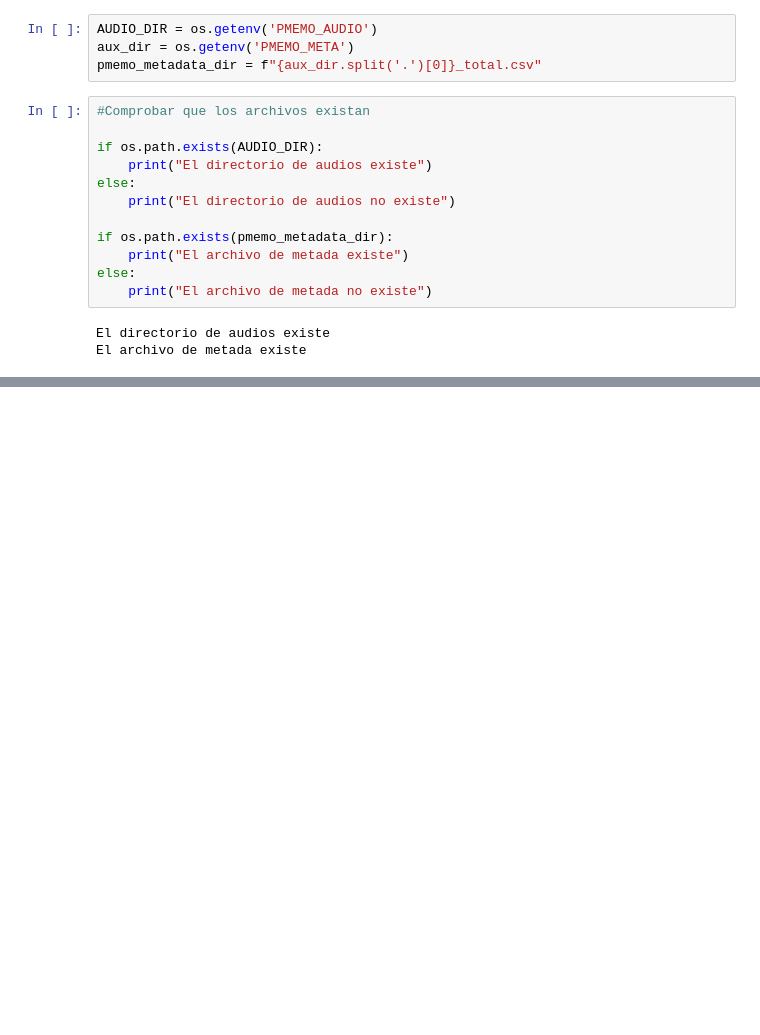
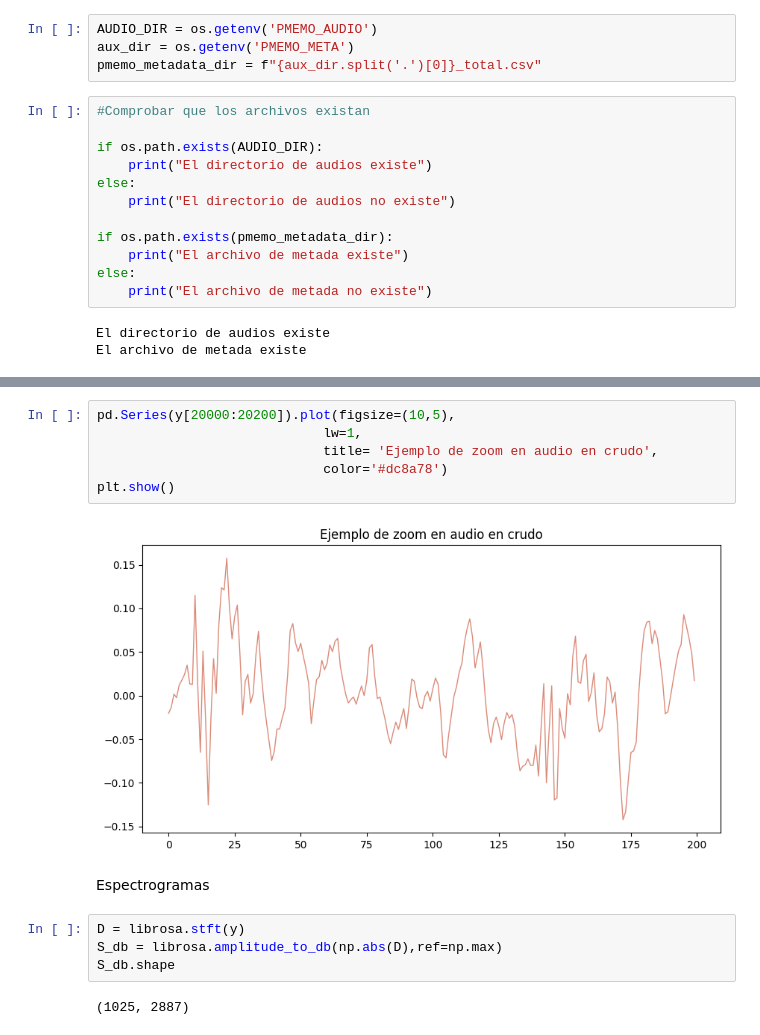
Before and after one commit to Leodna/mer, a Jupyter notebook: notebooks/spectograms.ipynb, the cells around one changed output, grey strips where cells are left out. Drawn from its saved outputs; the diff is of its cells as text; blank space fills up the shorter version.

```diff
--- a/notebooks/spectograms.ipynb
+++ b/notebooks/spectograms.ipynb
@@ -56,0 +126,16 @@ el archivo 1.mp3 existe
+# %%
+pd.Series(y[20000:20200]).plot(figsize=(10,5),
+                             lw=1,
+                             title= 'Ejemplo de zoom en audio en crudo',
+                             color='#dc8a78')
+plt.show()
+# %% [output]
+[figure, added]
+# %% [markdown]
+Espectrogramas
+# %%
+D = librosa.stft(y)
+S_db = librosa.amplitude_to_db(np.abs(D),ref=np.max)
+S_db.shape
+# %% [output]
+(1025, 2887)
```
Also changed, not shown: parts of 18 cells of this notebook.
